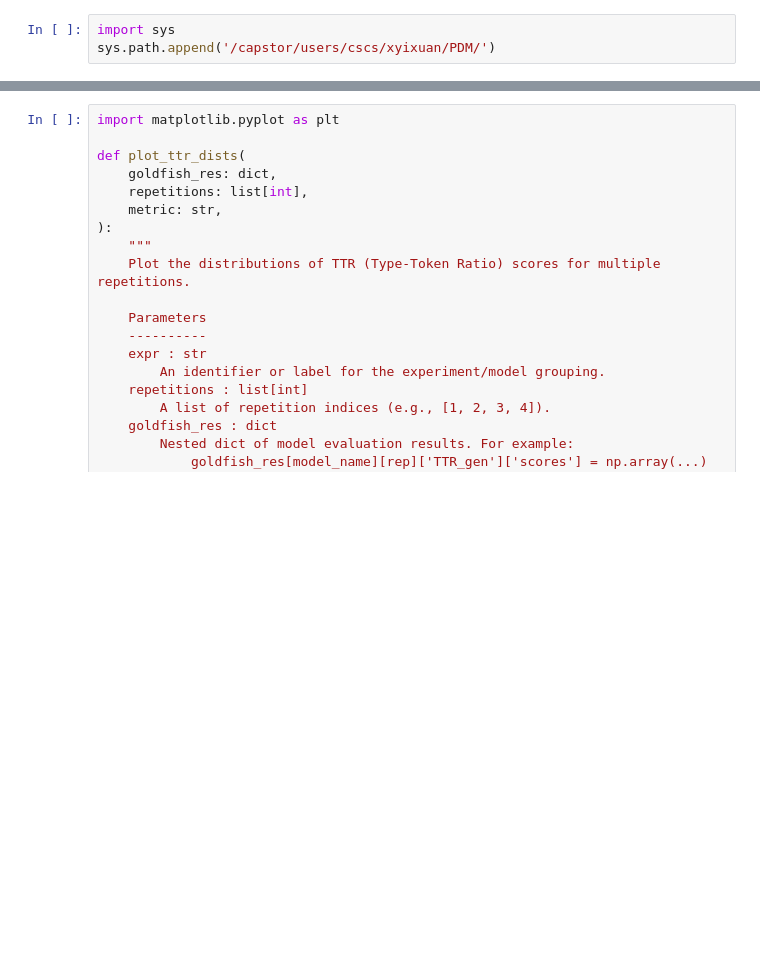
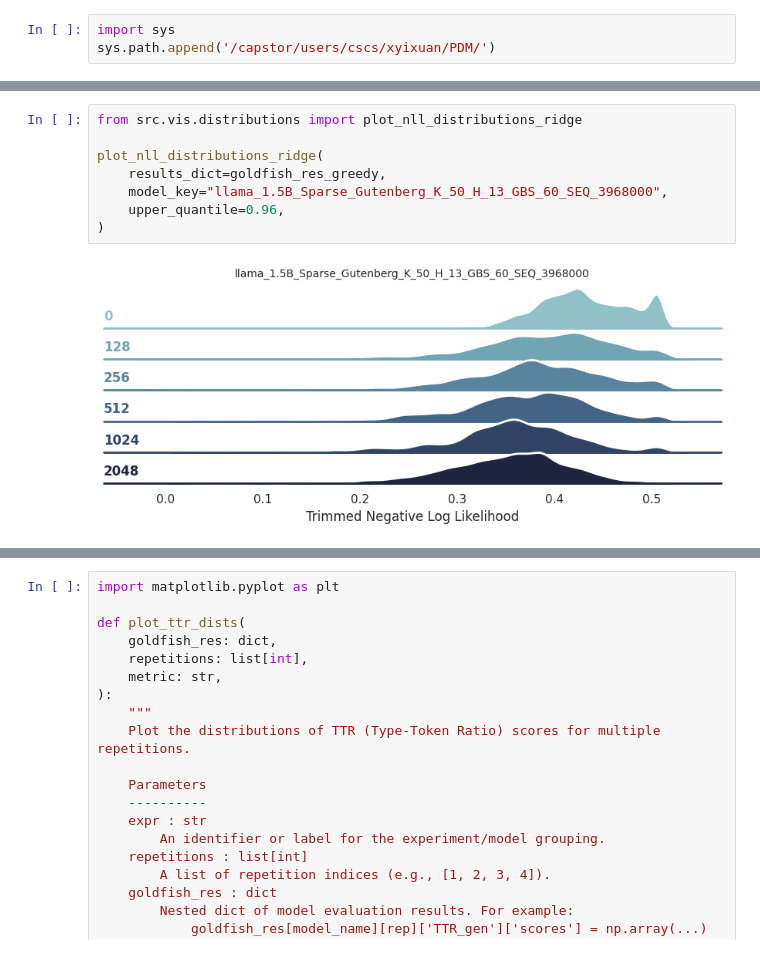
Before and after one commit to Alvorecer721/PDM, a Jupyter notebook: notebooks/rough-l.ipynb, the cells around one changed output, grey strips where cells are left out. Cells and saved outputs as stored; diff of their text form; blank space fills up the shorter version.

```diff
--- a/notebooks/rough-l.ipynb
+++ b/notebooks/rough-l.ipynb
@@ -150,3 +69,13 @@ lifeless of popular felicitous beauty:
+# %%
+from src.vis.distributions import plot_nll_distributions_ridge
+
+plot_nll_distributions_ridge(
+    results_dict=goldfish_res_greedy,
+    model_key="llama_1.5B_Sparse_Gutenberg_K_50_H_13_GBS_60_SEQ_3968000",
+    upper_quantile=0.96,
+)
+# %% [output]
+[figure, added]
 # %%
 log_metric(
     results=goldfish_res_greedy,
```
Also changed, not shown: parts of 50 cells of this notebook, 7 other files.
